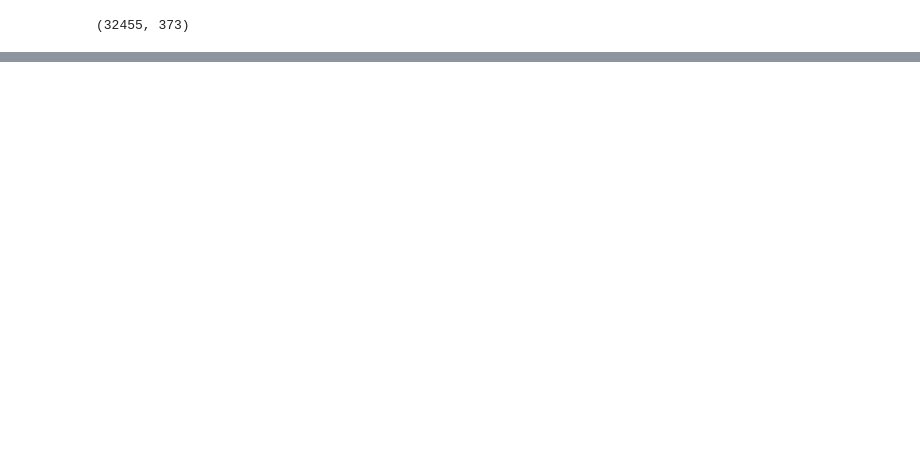
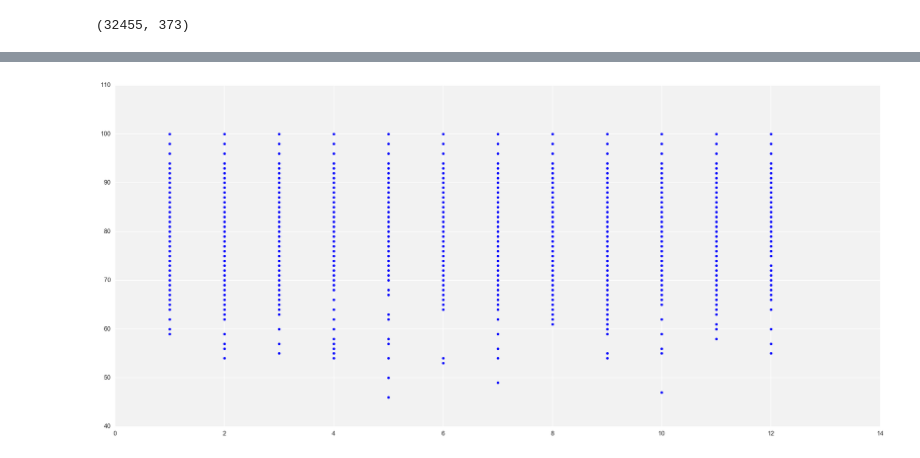
Before and after one commit to vnessified/DSI-SF-2-vnessified, a Jupyter notebook: projects/project-04/project-4-regression.ipynb, the cells around one changed output, grey strips where cells are left out. Cells and saved outputs as stored; diff of their text form; code cells hidden in the pictures; blank space fills up the shorter version.

```diff
--- a/projects/project-04/project-4-regression.ipynb
+++ b/projects/project-04/project-4-regression.ipynb
@@ -381,0 +493,7 @@ sns.regplot(x='violation_count', y='score', data=iv_frac)
+# %%
+#I guess this is slightly informative
+plt.figure(figsize=(20,10))
+plt.scatter(interesting_vars['month'], interesting_vars['score'])
+plt.show()
+# %% [output]
+[figure, added]
```
Also changed, not shown: parts of 84 cells of this notebook.
